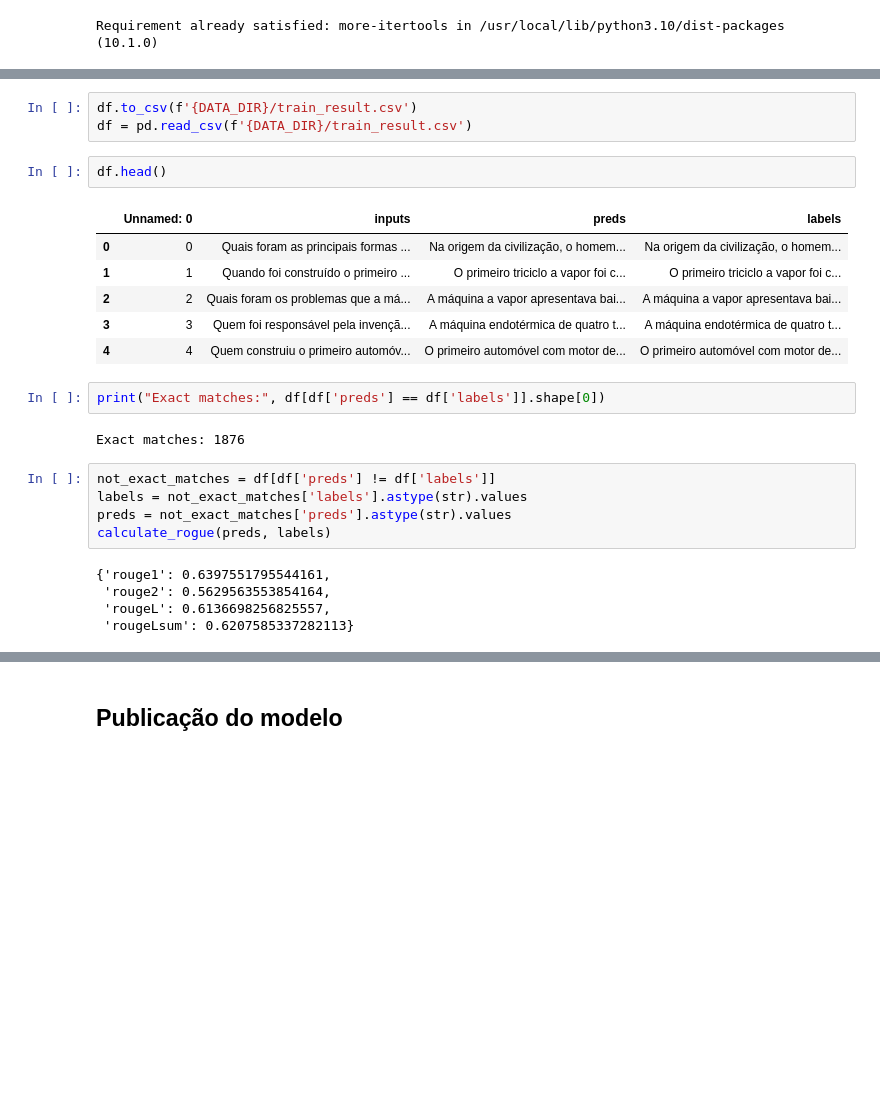
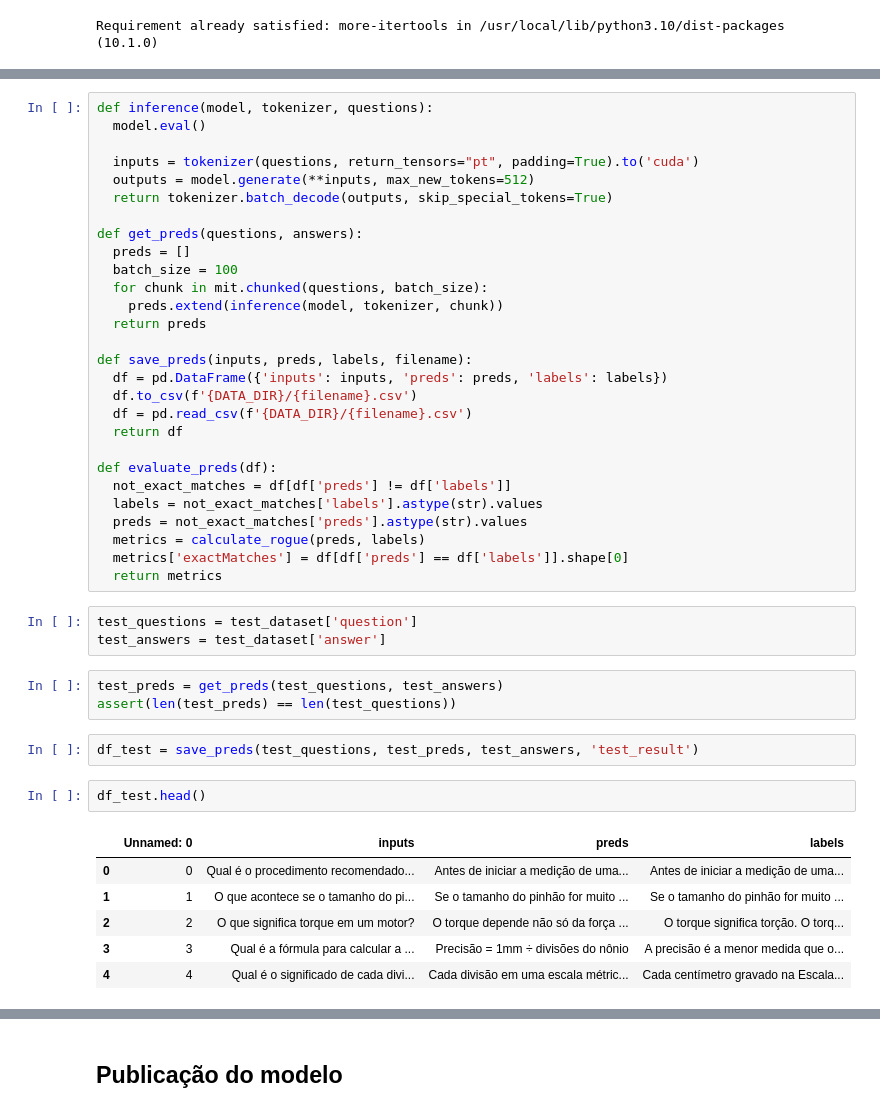
Before and after one commit to EdmilsonSantana/auto-qa-gen, a Jupyter notebook: notebooks/PTT5_Fine_Tuning.ipynb, the cells around one changed output, grey strips where cells are left out. Cells and saved outputs as stored; diff of their text form; blank space fills up the shorter version.

Commit message:
Fine-tuning the model with more questions

```diff
--- a/notebooks/PTT5_Fine_Tuning.ipynb
+++ b/notebooks/PTT5_Fine_Tuning.ipynb
@@ -213,26 +314,45 @@ df = pd.DataFrame({'inputs': questions, 'preds': preds, 'labels': answers})
-# %%
-df.to_csv(f'{DATA_DIR}/train_result.csv')
-df = pd.read_csv(f'{DATA_DIR}/train_result.csv')
+# %%
+def inference(model, tokenizer, questions):
+  model.eval()
+
+  inputs = tokenizer(questions, return_tensors="pt", padding=True).to('cuda')
+  outputs = model.generate(**inputs, max_new_tokens=512)
+  return tokenizer.batch_decode(outputs, skip_special_tokens=True)
+
+def get_preds(questions, answers):
+  preds = []
+  batch_size = 100
+  for chunk in mit.chunked(questions, batch_size):
+    preds.extend(inference(model, tokenizer, chunk))
+  return preds
+
+def save_preds(inputs, preds, labels, filename):
+  df = pd.DataFrame({'inputs': inputs, 'preds': preds, 'labels': labels})
+  df.to_csv(f'{DATA_DIR}/{filename}.csv')
+  df = pd.read_csv(f'{DATA_DIR}/{filename}.csv')
+  return df
+
+def evaluate_preds(df):
+  not_exact_matches = df[df['preds'] != df['labels']]
+  labels = not_exact_matches['labels'].astype(str).values
+  preds = not_exact_matches['preds'].astype(str).values
+  metrics = calculate_rogue(preds, labels)
+  metrics['exactMatches'] = df[df['preds'] == df['labels']].shape[0]
+  return metrics
+# %%
+test_questions = test_dataset['question']
+test_answers = test_dataset['answer']
+# %%
+test_preds = get_preds(test_questions, test_answers)
+assert(len(test_preds) == len(test_questions))
+# %%
+df_test = save_preds(test_questions, test_preds, test_answers, 'test_result')
 # %%
-df.head()
+df_test.head()
 # %% [output]
 |  | Unnamed: 0 | inputs | preds | labels |
-| 0 | 0 | Quais foram as principais formas ... | Na origem da civilização, o homem... | Na origem da civilização, o homem... |
-| 1 | 1 | Quando foi construído o primeiro ... | O primeiro triciclo a vapor foi c... | O primeiro triciclo a vapor foi c... |
-| 2 | 2 | Quais foram os problemas que a má... | A máquina a vapor apresentava bai... | A máquina a vapor apresentava bai... |
-| 3 | 3 | Quem foi responsável pela invençã... | A máquina endotérmica de quatro t... | A máquina endotérmica de quatro t... |
-| 4 | 4 | Quem construiu o primeiro automóv... | O primeiro automóvel com motor de... | O primeiro automóvel com motor de... |
+| 0 | 0 | Qual é o procedimento recomendado... | Antes de iniciar a medição de uma... | Antes de iniciar a medição de uma... |
+| 1 | 1 | O que acontece se o tamanho do pi... | Se o tamanho do pinhão for muito ... | Se o tamanho do pinhão for muito ... |
+| 2 | 2 | O que significa torque em um motor? | O torque depende não só da força ... | O torque significa torção. O torq... |
+| 3 | 3 | Qual é a fórmula para calcular a ... | Precisão = 1mm ÷ divisões do nônio | A precisão é a menor medida que o... |
+| 4 | 4 | Qual é o significado de cada divi... | Cada divisão em uma escala métric... | Cada centímetro gravado na Escala... |
-# %%
-print("Exact matches:", df[df['preds'] == df['labels']].shape[0])
-# %% [output]
-Exact matches: 1876
-# %%
-not_exact_matches = df[df['preds'] != df['labels']]
-labels = not_exact_matches['labels'].astype(str).values
-preds = not_exact_matches['preds'].astype(str).values
-calculate_rogue(preds, labels)
-# %% [output]
-{'rouge1': 0.6397551795544161,
- 'rouge2': 0.5629563553854164,
- 'rougeL': 0.6136698256825557,
- 'rougeLsum': 0.6207585337282113}
```
Also changed, not shown: parts of 49 cells of this notebook.
